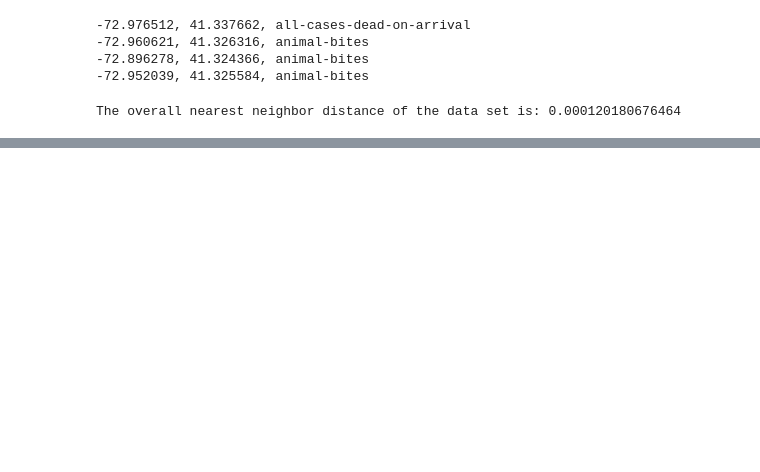
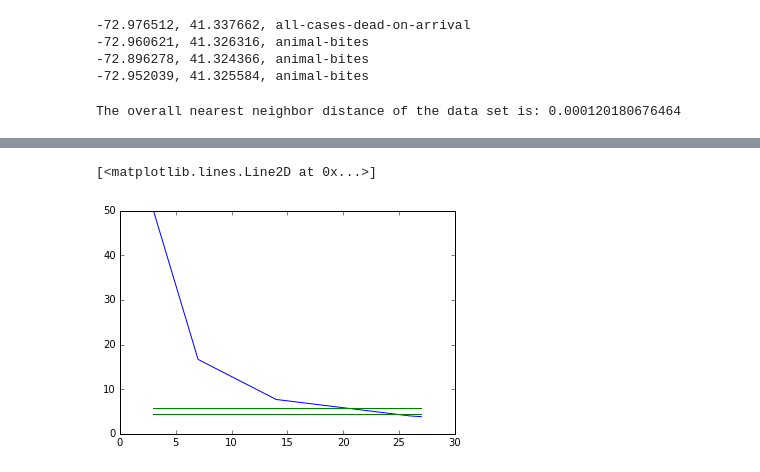
Before and after one commit to Geospatial-Python/assignment_09, a Jupyter notebook: Assignment_08.ipynb, the cells around one changed output, grey strips where cells are left out. Cells and saved outputs as stored; diff of their text form; code cells hidden in the pictures; blank space fills up the shorter version.

Commit message:
Fixed g function plot

```diff
--- a/Assignment_08.ipynb
+++ b/Assignment_08.ipynb
@@ -59 +61,16 @@ Populating the interactive namespace from numpy and matplotlib
 [figure]
+# %%
+gx = [3, 7, 14, 26, 27]
+gy = []
+
+for step in gx:
+    gy.append(pattern.compute_g(step))
+
+lower, upper = pattern.critical_points()
+
+plot(gx, gy)
+plot((3, 27), (lower, lower), color='green')
+plot((3, 27), (upper, upper), color='green')
+# %% [output]
+[<matplotlib.lines.Line2D at 0x...>]
+[figure, added]
```
Also changed, not shown: parts of 1 cell of this notebook.
